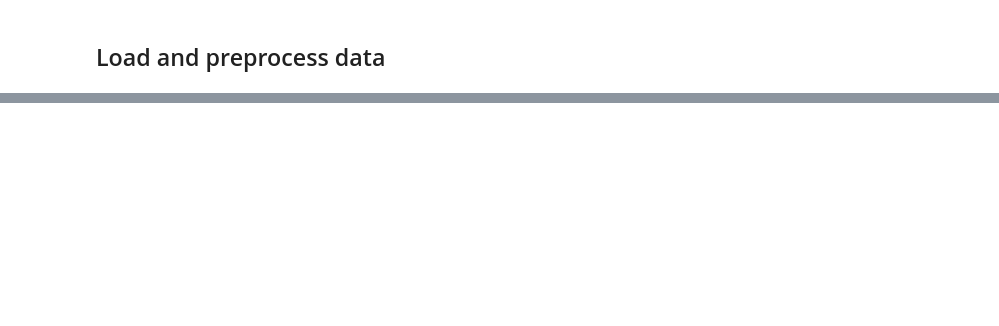
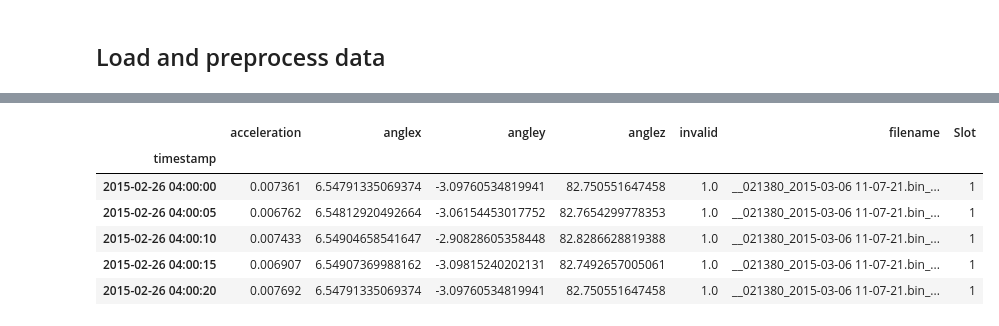
Before and after one commit to wadpac/hsmm4acc, a Jupyter notebook: notebooks/PrepareData.ipynb, the cells around one changed output, grey strips where cells are left out. Saved outputs shown, nothing was run; the diff lists cells and outputs as text; code cells hidden in the pictures; blank space fills up the shorter version.

Commit message:
Better data preprocessing

```diff
--- a/notebooks/PrepareData.ipynb
+++ b/notebooks/PrepareData.ipynb
@@ -76,12 +110,2 @@ annotations_codes.head()
 # %% [markdown]
 ## Load and preprocess data
-# %%
-byName = annotations_codes.groupby('binFile')
-dfs = {}
-for name, fileAnnotations in byName:
-    # Load data
-    df = dataprep.loadData(name, filepath)
-
-    if df is not None:
-        # Add annotations
-        dfs.update(df)
@@ -98,0 +112,2 @@ dfs[test_name].head()
+# %%
+dfs = dataprep.process_data(annotations_codes, filepath)
@@ -98,0 +132,14 @@ dfs[test_name].head()
+# %%
+example_key = dfs.keys()[0]
+binfile, day = example_key
+df = dfs[example_key]
+annotations_group = byName.get_group((binfile, day))
+df.head()
+# %% [output]
+|  | acceleration | anglex | angley | anglez | invalid | filename | Slot |
+| timestamp |  |  |  |  |  |  |  |
+| 2015-02-26 04:00:00 | 0.007361 | 6.54791335069374 | -3.09760534819941 | 82.750551647458 | 1.0 | __021380_2015-03-06 11-07-21.bin_... | 1 |
+| 2015-02-26 04:00:05 | 0.006762 | 6.54812920492664 | -3.06154453017752 | 82.7654299778353 | 1.0 | __021380_2015-03-06 11-07-21.bin_... | 1 |
+| 2015-02-26 04:00:10 | 0.007433 | 6.54904658541647 | -2.90828605358448 | 82.8286628819388 | 1.0 | __021380_2015-03-06 11-07-21.bin_... | 1 |
+| 2015-02-26 04:00:15 | 0.006907 | 6.54907369988162 | -3.09815240202131 | 82.7492657005061 | 1.0 | __021380_2015-03-06 11-07-21.bin_... | 1 |
+| 2015-02-26 04:00:20 | 0.007692 | 6.54791335069374 | -3.09760534819941 | 82.750551647458 | 1.0 | __021380_2015-03-06 11-07-21.bin_... | 1 |
```
Also changed, not shown: parts of 19 cells of this notebook, 1 other file.
